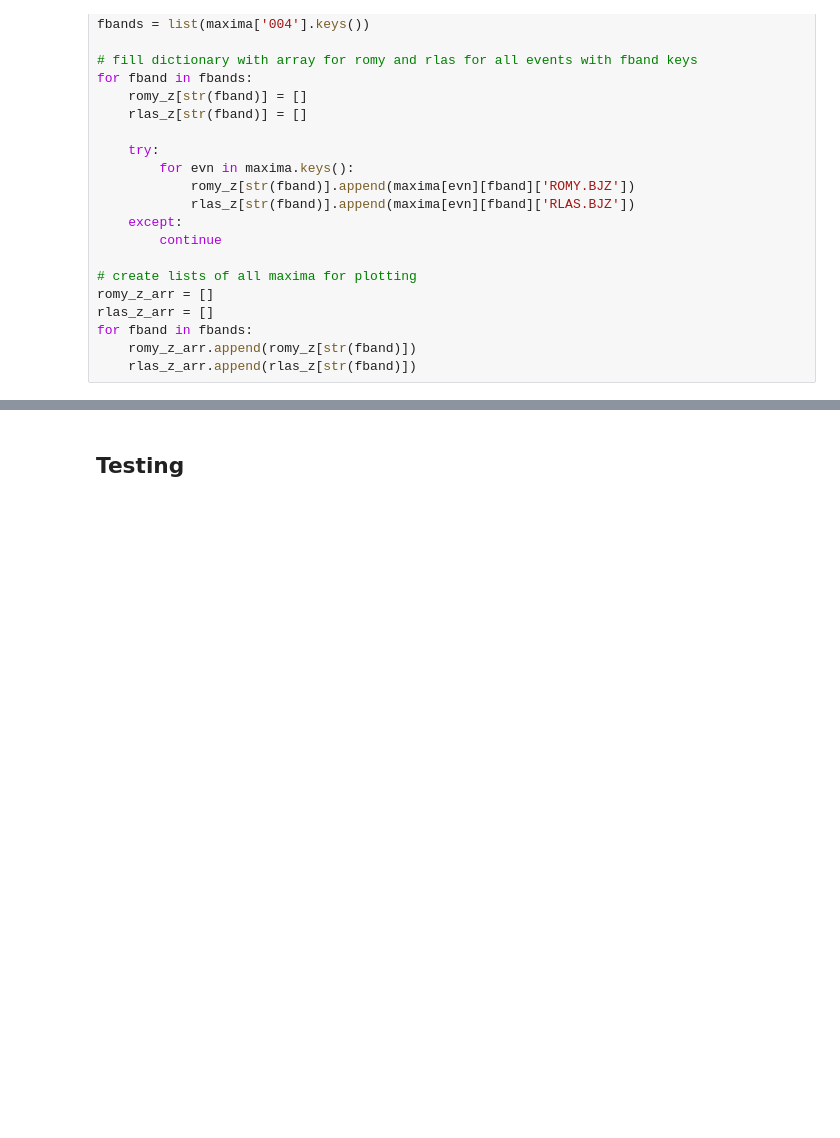
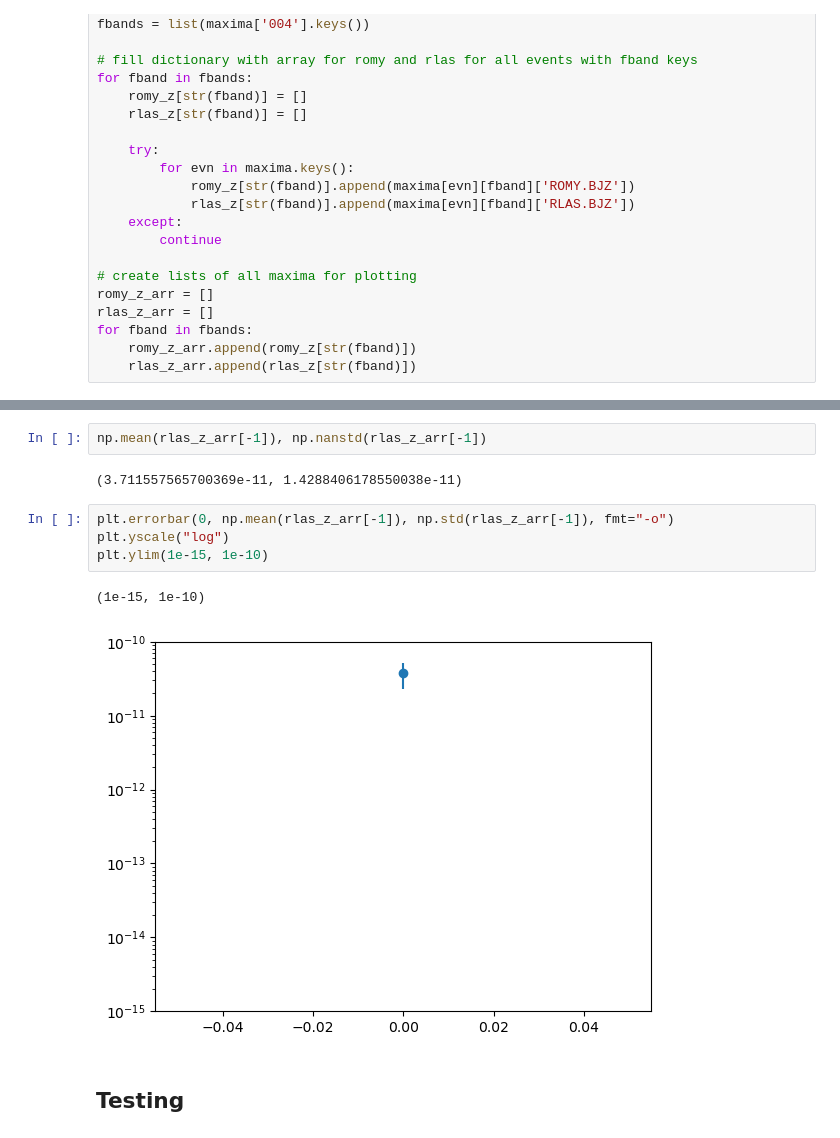
Before and after one commit to andbrocode/notebooks2, a Jupyter notebook: RomyEvents/RomyEvents_Data.ipynb, the cells around one changed output, grey strips where cells are left out. Cells and saved outputs as stored; diff of their text form; blank space fills up the shorter version.

```diff
--- a/RomyEvents/RomyEvents_Data.ipynb
+++ b/RomyEvents/RomyEvents_Data.ipynb
@@ -517,3 +520,14 @@ fig.savefig(config['path_to_figs']+"RomyEvents_Amplitude_Ratio_mean.png", format
+# %%
+np.mean(rlas_z_arr[-1]), np.nanstd(rlas_z_arr[-1])
+# %% [output]
+(3.711557565700369e-11, 1.4288406178550038e-11)
+# %%
+plt.errorbar(0, np.mean(rlas_z_arr[-1]), np.std(rlas_z_arr[-1]), fmt="-o")
+plt.yscale("log")
+plt.ylim(1e-15, 1e-10)
+# %% [output]
+(1e-15, 1e-10)
+[figure, added]
 # %% [markdown]
 ## Testing
 # %%
```
Also changed, not shown: parts of 4 cells of this notebook, 4 other files.
